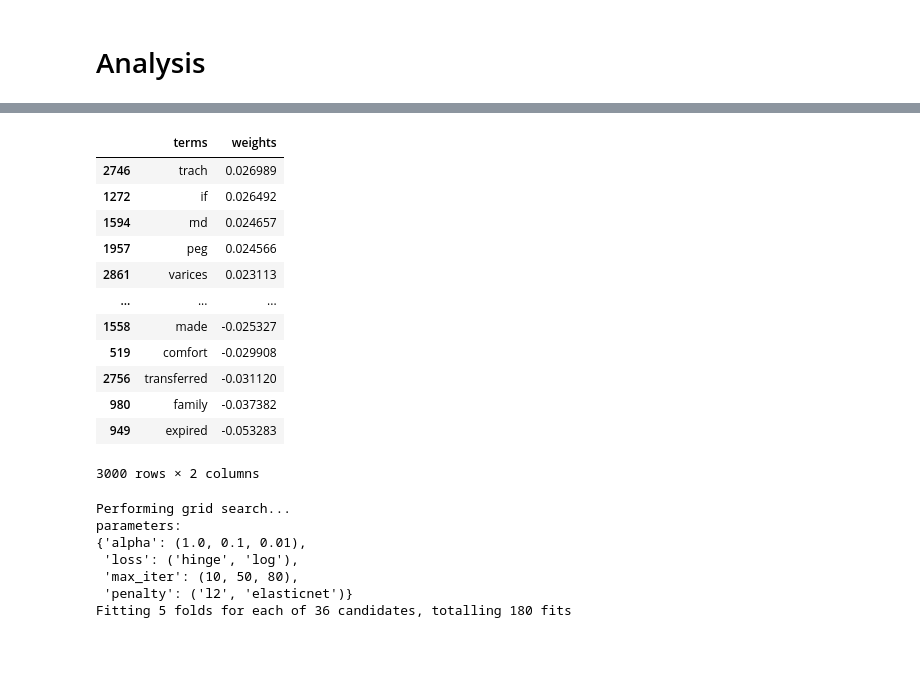
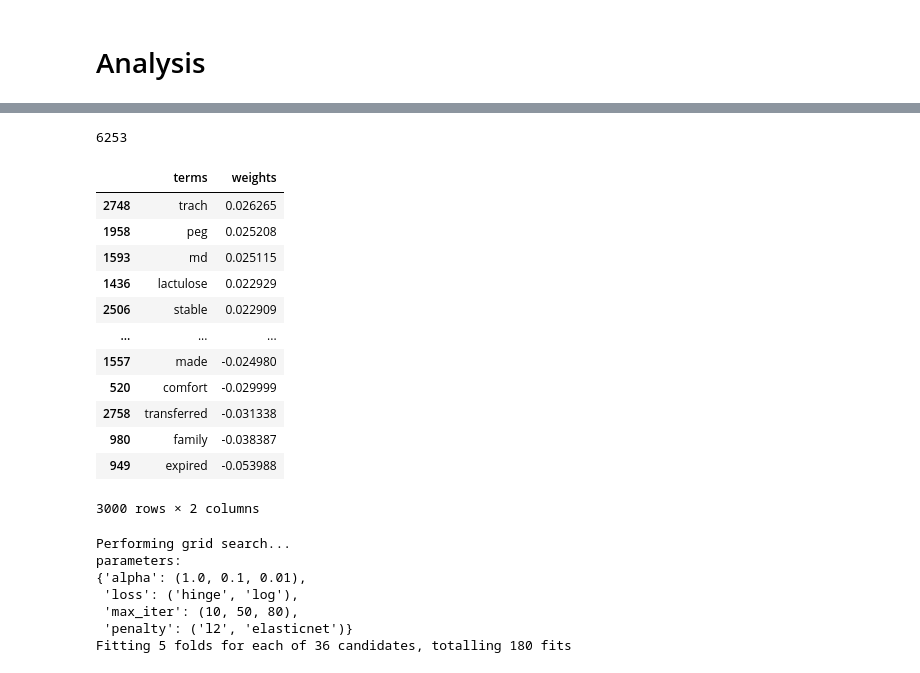
Before and after one commit to kev8484/mimic-models, a Jupyter notebook: MIMIC_NLP_Playground.ipynb, the cells around one changed output, grey strips where cells are left out. Saved outputs shown, nothing was run; the diff lists cells and outputs as text; code cells hidden in the pictures.

```diff
--- a/MIMIC_NLP_Playground.ipynb
+++ b/MIMIC_NLP_Playground.ipynb
@@ -226,8 +242,8 @@ def preprocess_text(df):
     df.TEXT = df.TEXT.str.replace('\r',' ')
     return df
 
-X = preprocess_text(notes).TEXT
-y = notes['30d_readmit']
+X = preprocess_text(notes[notes.HOSPITAL_EXPIRE_FLAG == 0]).TEXT
+y = notes[notes.HOSPITAL_EXPIRE_FLAG == 0]['30d_readmit']
 # %% [markdown]
 # Model
 # %%
@@ -300,3 +316,11 @@ my_stop_words = [
     'every',
     'also',
 ]
+
+my_stop_words2 = ['the','and','to','of','was','with','a','on','in','for','name','is','patient','s','he','at',
+                  'as','or','one','she','his','her','am','were','you','pt','pm','by','be','had','your','this',
+                  'date','from','there','an','that','p','are','have','has','h','but','o','namepattern','which',
+                  'every','also','should','if','it','been','who','during', 'x']
+print(len(my_stop_words))
+print(len(my_stop_words2))
+len(set(my_stop_words2) & set(my_stop_words))
@@ -309,7 +337,7 @@ def basic_tokenizer(text):
     tokens = word_tokenize(text)
     return tokens
 
-vect = CountVectorizer(max_features=3000, tokenizer=basic_tokenizer, stop_words=my_stop_words)
+vect = CountVectorizer(max_features=3000, tokenizer=basic_tokenizer, stop_words=my_stop_words2)
 X_train_vect = vect.fit_transform(X_train)
 clf = SGDClassifier(class_weight='balanced', max_iter=20)
 
@@ -329,25 +357,12 @@ clf = SGDClassifier(class_weight='balanced', max_iter=20)
 #     'clf__penalty': ('l2', 'elasticnet'),
 #     # 'clf__max_iter': (10, 50, 80),
 # }
-
-parameters = {
-#     'vect__max_df': (0.5, 0.75, 1.0),
-    # 'vect__max_features': (None, 5000, 10000, 50000),
-    # 'vect__ngram_range': ((1, 1), (1, 2)),  # unigrams or bigrams
-    # 'tfidf__use_idf': (True, False),
-    # 'tfidf__norm': ('l1', 'l2'),
-#     'clf__class_weight': (None, 'balanced'),
-#     'max_iter': (20,),
-    'alpha': (0.0001, 0.00001, 0.000001),
-    'penalty': ('l2', 'elasticnet'),
-    '_max_iter': (10, 50, 80),
-}
 # %%
 parameters = {
     'alpha': (1.0, 0.1, 0.01),
     'loss': ('hinge', 'log'),
     'penalty': ('l2', 'elasticnet'),
-    'max_iter': (10,50,80),
+    'max_iter': (50,80,200),
 }
 
 # find the best parameters for both the feature extraction and the classifier
@@ -409,21 +451,23 @@ def plot_lsa(X, y,):
+# %%
+set()
+# %% [output]
+6253
 # %%
 weights_df = pd.DataFrame({'terms': vect.get_feature_names(),'weights': model.coef_.flatten(),})
 weights_df.sort_values(by='weights', ascending=False)
-
-fig
 # %% [output]
 |  | terms | weights |
-| 2746 | trach | 0.026989 |
-| 1272 | if | 0.026492 |
-| 1594 | md | 0.024657 |
-| 1957 | peg | 0.024566 |
-| 2861 | varices | 0.023113 |
+| 2748 | trach | 0.026265 |
+| 1958 | peg | 0.025208 |
+| 1593 | md | 0.025115 |
+| 1436 | lactulose | 0.022929 |
+| 2506 | stable | 0.022909 |
 | ... | ... | ... |
-| 1558 | made | -0.025327 |
-| 519 | comfort | -0.029908 |
-| 2756 | transferred | -0.031120 |
-| 980 | family | -0.037382 |
-| 949 | expired | -0.053283 |
+| 1557 | made | -0.024980 |
+| 520 | comfort | -0.029999 |
+| 2758 | transferred | -0.031338 |
+| 980 | family | -0.038387 |
+| 949 | expired | -0.053988 |
 3000 rows × 2 columns
 # %%
 # feed the bag-of-words into a TF-IDF vectorizer
```
Also changed, not shown: parts of 8 cells of this notebook.
